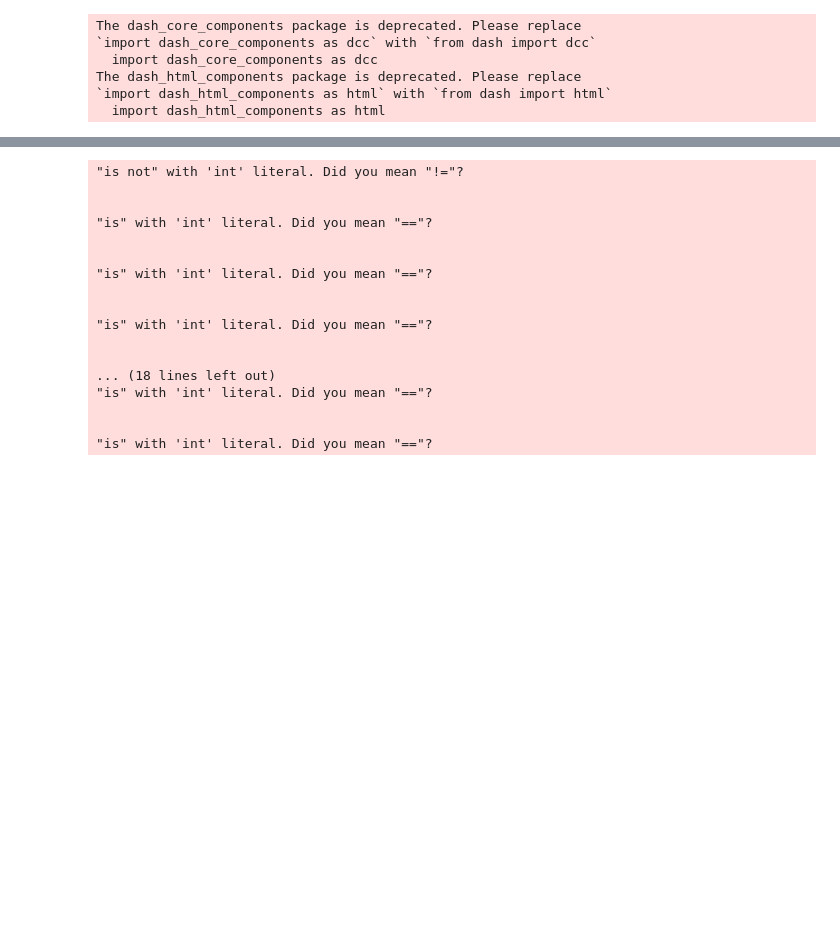
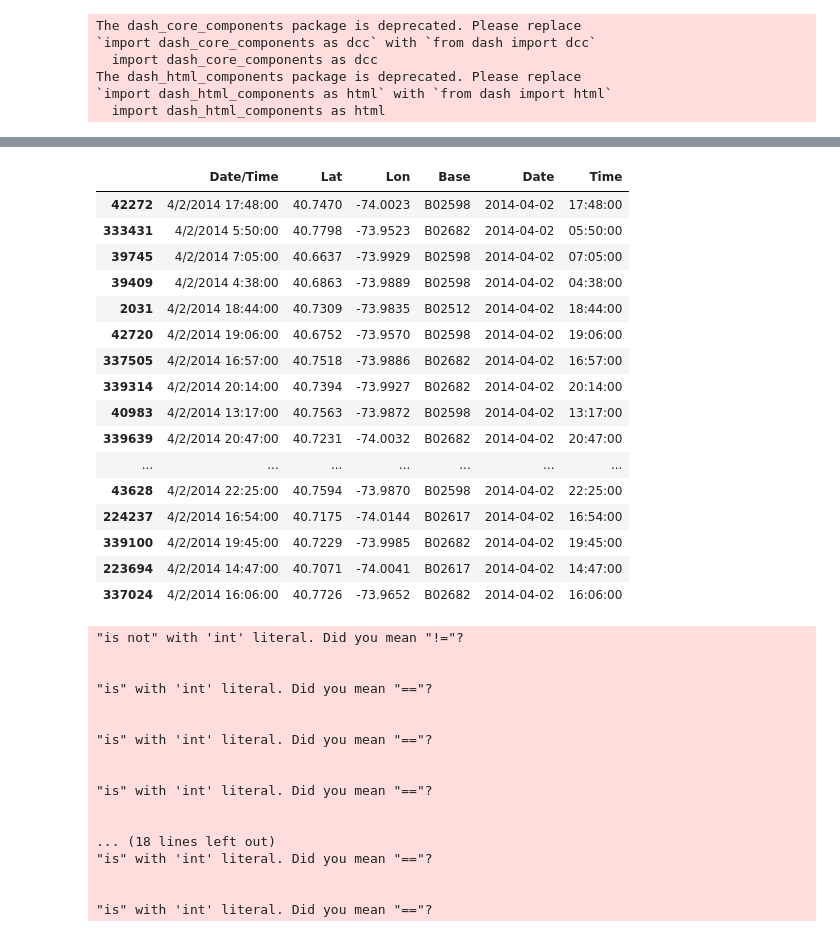
Before and after one commit to stegr81/plotly_dash, a Jupyter notebook: GEO RENDERER.ipynb, the cells around one changed output, grey strips where cells are left out. Saved outputs shown, nothing was run; the diff lists cells and outputs as text; code cells hidden in the pictures; blank space fills up the shorter version.

```diff
--- a/GEO RENDERER.ipynb
+++ b/GEO RENDERER.ipynb
@@ -270,3 +266,23 @@ TypeError: strptime() argument 1 must be str, not None
+# %%
+df[df['Date']==dt.strptime(time_picked, '%Y-%m-%d').date()]
+# %% [output]
+|  | Date/Time | Lat | Lon | Base | Date | Time |
+| 42272 | 4/2/2014 17:48:00 | 40.7470 | -74.0023 | B02598 | 2014-04-02 | 17:48:00 |
+| 333431 | 4/2/2014 5:50:00 | 40.7798 | -73.9523 | B02682 | 2014-04-02 | 05:50:00 |
+| 39745 | 4/2/2014 7:05:00 | 40.6637 | -73.9929 | B02598 | 2014-04-02 | 07:05:00 |
+| 39409 | 4/2/2014 4:38:00 | 40.6863 | -73.9889 | B02598 | 2014-04-02 | 04:38:00 |
+| 2031 | 4/2/2014 18:44:00 | 40.7309 | -73.9835 | B02512 | 2014-04-02 | 18:44:00 |
+| 42720 | 4/2/2014 19:06:00 | 40.6752 | -73.9570 | B02598 | 2014-04-02 | 19:06:00 |
+| 337505 | 4/2/2014 16:57:00 | 40.7518 | -73.9886 | B02682 | 2014-04-02 | 16:57:00 |
+| 339314 | 4/2/2014 20:14:00 | 40.7394 | -73.9927 | B02682 | 2014-04-02 | 20:14:00 |
+| 40983 | 4/2/2014 13:17:00 | 40.7563 | -73.9872 | B02598 | 2014-04-02 | 13:17:00 |
+| 339639 | 4/2/2014 20:47:00 | 40.7231 | -74.0032 | B02682 | 2014-04-02 | 20:47:00 |
+| ... | ... | ... | ... | ... | ... | ... |
+| 43628 | 4/2/2014 22:25:00 | 40.7594 | -73.9870 | B02598 | 2014-04-02 | 22:25:00 |
+| 224237 | 4/2/2014 16:54:00 | 40.7175 | -74.0144 | B02617 | 2014-04-02 | 16:54:00 |
+| 339100 | 4/2/2014 19:45:00 | 40.7229 | -73.9985 | B02682 | 2014-04-02 | 19:45:00 |
+| 223694 | 4/2/2014 14:47:00 | 40.7071 | -74.0041 | B02617 | 2014-04-02 | 14:47:00 |
+| 337024 | 4/2/2014 16:06:00 | 40.7726 | -73.9652 | B02682 | 2014-04-02 | 16:06:00 |
 # %%
 # Gets the amount of days in the specified month
 # Index represents month (0 is April, 1 is May, ... etc.)
```
Also changed, not shown: parts of 1 cell of this notebook.
